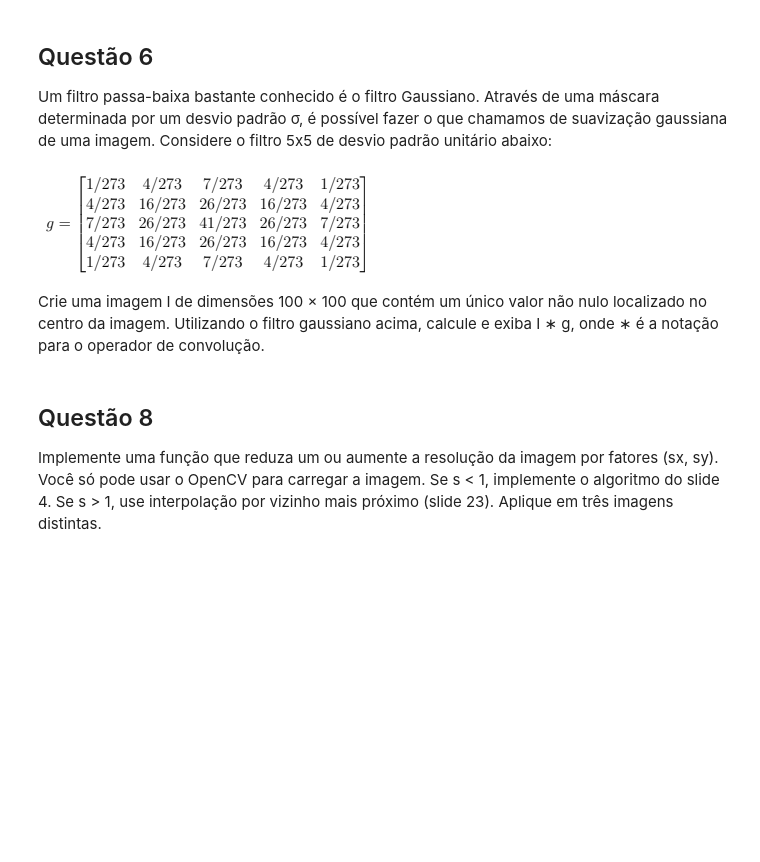
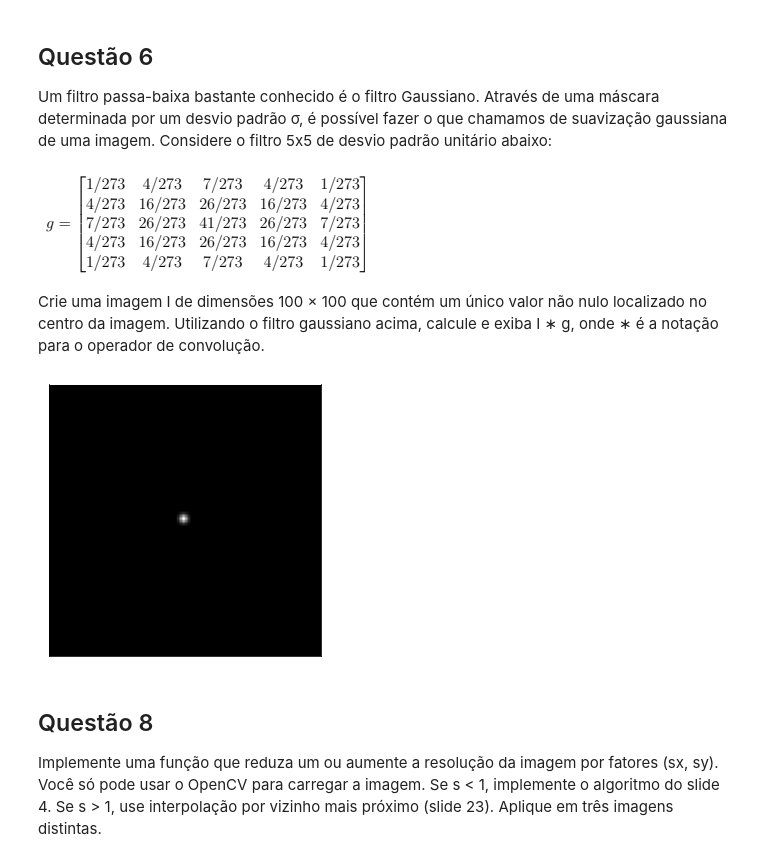
Before and after one commit to audreyemmely/computer-vision, a Jupyter notebook: visaocomp_lista1.ipynb, the cells around one changed output. Drawn from its saved outputs; the diff is of its cells as text; code cells hidden in the pictures; blank space fills up the shorter version.

```diff
--- a/visaocomp_lista1.ipynb
+++ b/visaocomp_lista1.ipynb
@@ -330,6 +331,22 @@ o filtro 5x5 de desvio padrão unitário abaixo:
 
 Crie uma imagem I de dimensões 100 × 100 que contém um único valor não nulo localizado no centro da imagem. Utilizando o filtro gaussiano
 acima, calcule e exiba I ∗ g, onde ∗ é a notação para o operador de convolução.
+# %%
+kernel = np.array(
+          [[1, 4 , 7, 4, 1],
+          [4, 16, 26, 16, 4],
+          [7, 26, 41, 26, 7],
+          [4, 16, 26, 16, 4],
+          [1, 4, 7, 4, 1]], dtype="float32")
+
+kernel = kernel/273
+img666 = np.zeros([100, 100])
+img666[49][49] = 1
+out2 = cv2.filter2D(img666,-1, kernel)
+plt.figure(figsize=(5, 5)); plt.imshow(out2, cmap="gray") ;plt.xticks([]); plt.yticks([])
+plt.show()
+# %% [output]
+[figure, added]
 # %% [markdown]
 ## Questão 8
 
```
Also changed, not shown: parts of 3 cells of this notebook.
